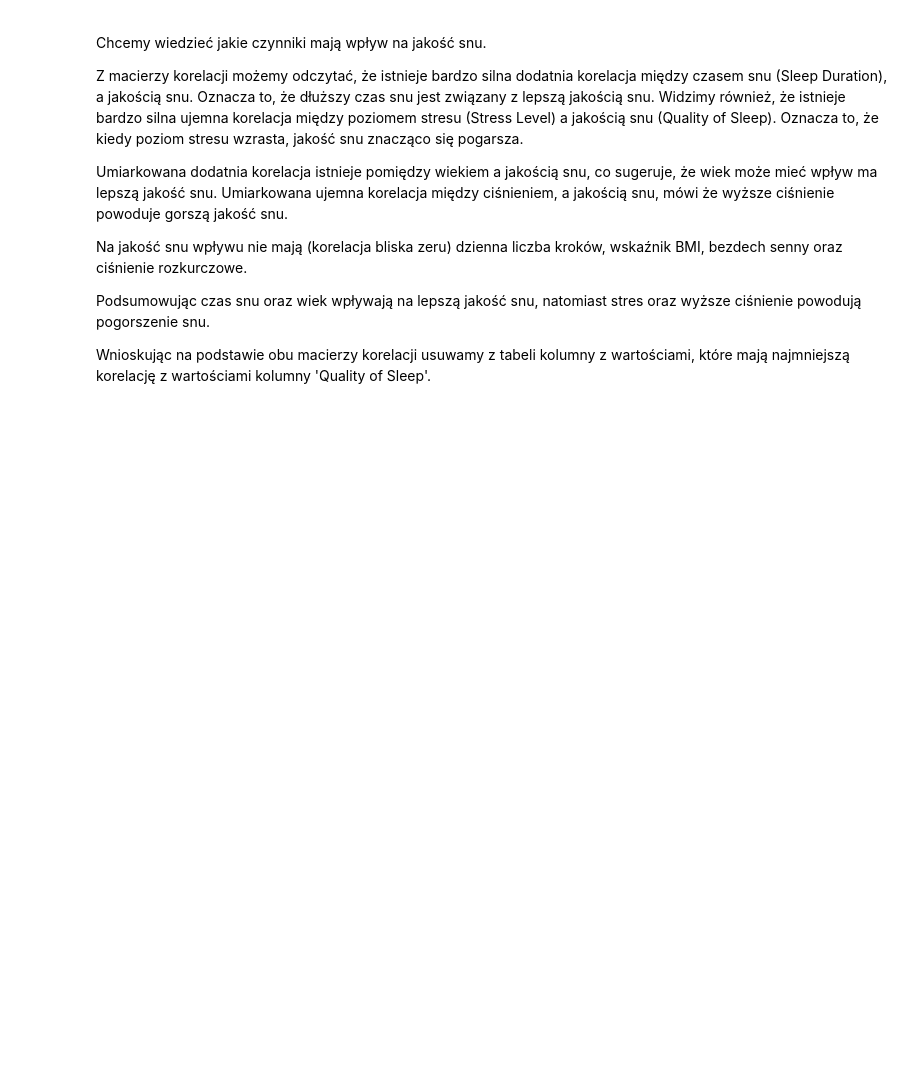
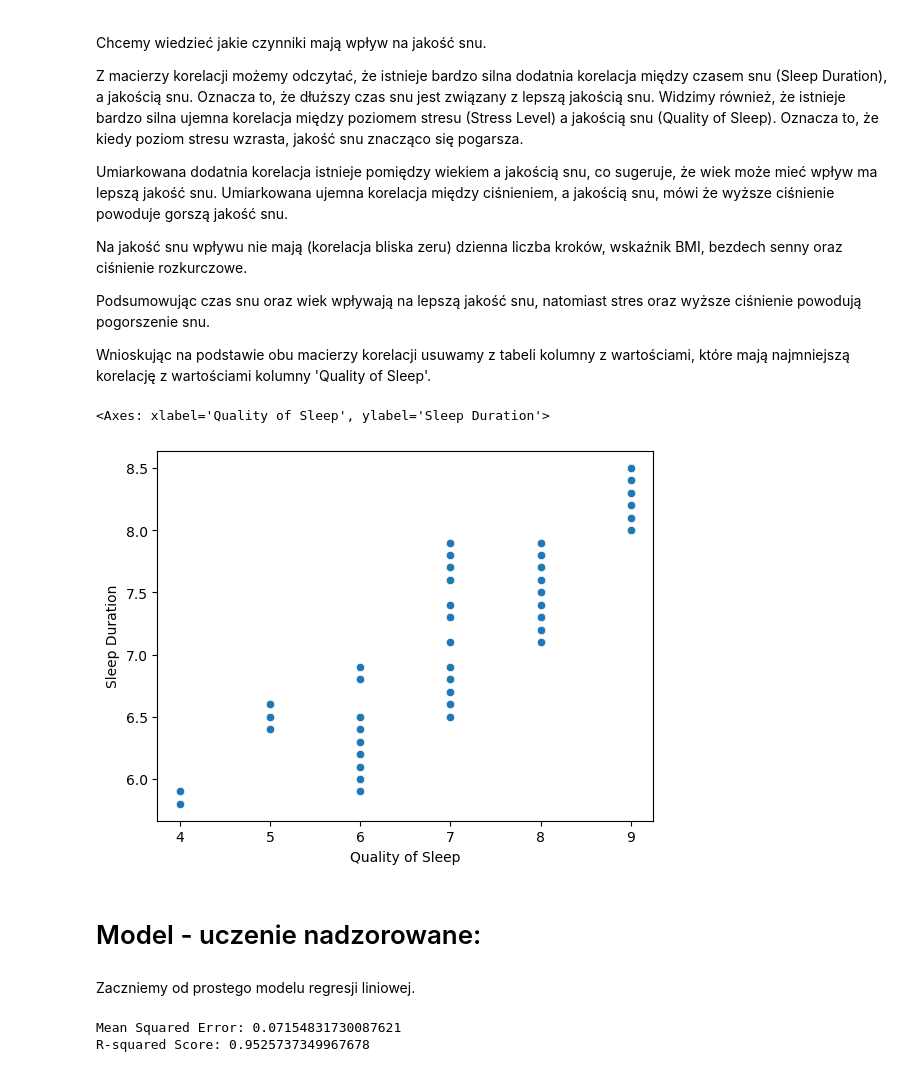
Before and after one commit to woloch589/ML_projekt, a Jupyter notebook: ML_projekt.ipynb, the cells around one changed output. Drawn from its saved outputs; the diff is of its cells as text; code cells hidden in the pictures; blank space fills up the shorter version.

Commit message:
+model regresji liniowej

```diff
--- a/ML_projekt.ipynb
+++ b/ML_projekt.ipynb
@@ -101,4 +127,42 @@ Podsumowując czas snu oraz wiek wpływają na lepszą jakość snu, natomiast s
 
 Wnioskując na podstawie obu macierzy korelacji usuwamy z tabeli kolumny z wartościami, które mają najmniejszą korelację z wartościami kolumny 'Quality of Sleep'.
 # %%
-health = health.drop(['Daily Steps', 'BMI Category_Normal', 'BMI Category_Obese', 'BMI Category_Overweight', 'Sleep Disorder_Sleep Apnea', 'Diastolic Pressure'], axis = 1)
+health = health.drop(['Daily Steps', 'BMI Category_Normal Weight', 'BMI Category_Obese', 'BMI Category_Overweight', 'Sleep Disorder_Sleep Apnea', 'Systolic Pressure', 'Diastolic Pressure'], axis = 1)
+# %%
+sns.scatterplot(x='Quality of Sleep', y='Sleep Duration', data=health)
+# %% [output]
+<Axes: xlabel='Quality of Sleep', ylabel='Sleep Duration'>
+[figure, added]
+# %% [markdown]
+# Model - uczenie nadzorowane:
+# %% [markdown]
+Zaczniemy od prostego modelu regresji liniowej.
+# %%
+import warnings
+warnings.filterwarnings('ignore')
+import pandas as pd
+from sklearn.linear_model import LinearRegression
+from sklearn.metrics import mean_squared_error
+from sklearn.model_selection import train_test_split
+from sklearn.metrics import r2_score
+
+
+X = health[['Age', 'Sleep Duration', 'Physical Activity Level', 'Stress Level', 'Heart Rate', 'BMI Category_Normal', 'Sleep Disorder_Insomnia',
+]]
+y = health['Quality of Sleep']
+
+X_train, X_test, y_train, y_test = train_test_split(X, y, test_size=0.2, random_state=42)
+
+model = LinearRegression()
+model.fit(X_train, y_train)
+
+y_pred = model.predict(X_test)
+
+mse = mean_squared_error(y_test, y_pred)
+print('Mean Squared Error:', mse)
+
+r2 = r2_score(y_test, y_pred)
+print('R-squared Score:', r2)
+# %% [output]
+Mean Squared Error: 0.07154831730087621
+R-squared Score: 0.9525737349967678
```
Also changed, not shown: parts of 9 cells of this notebook.
